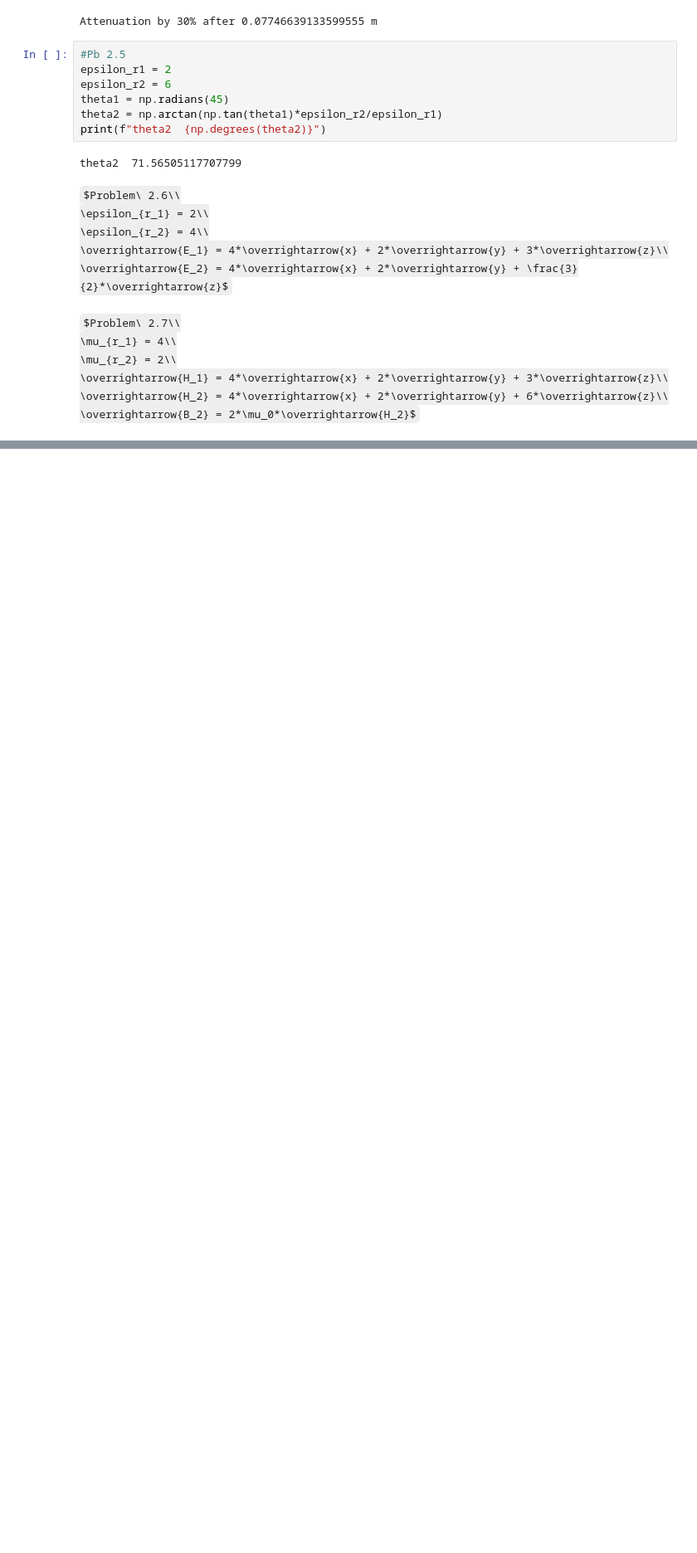
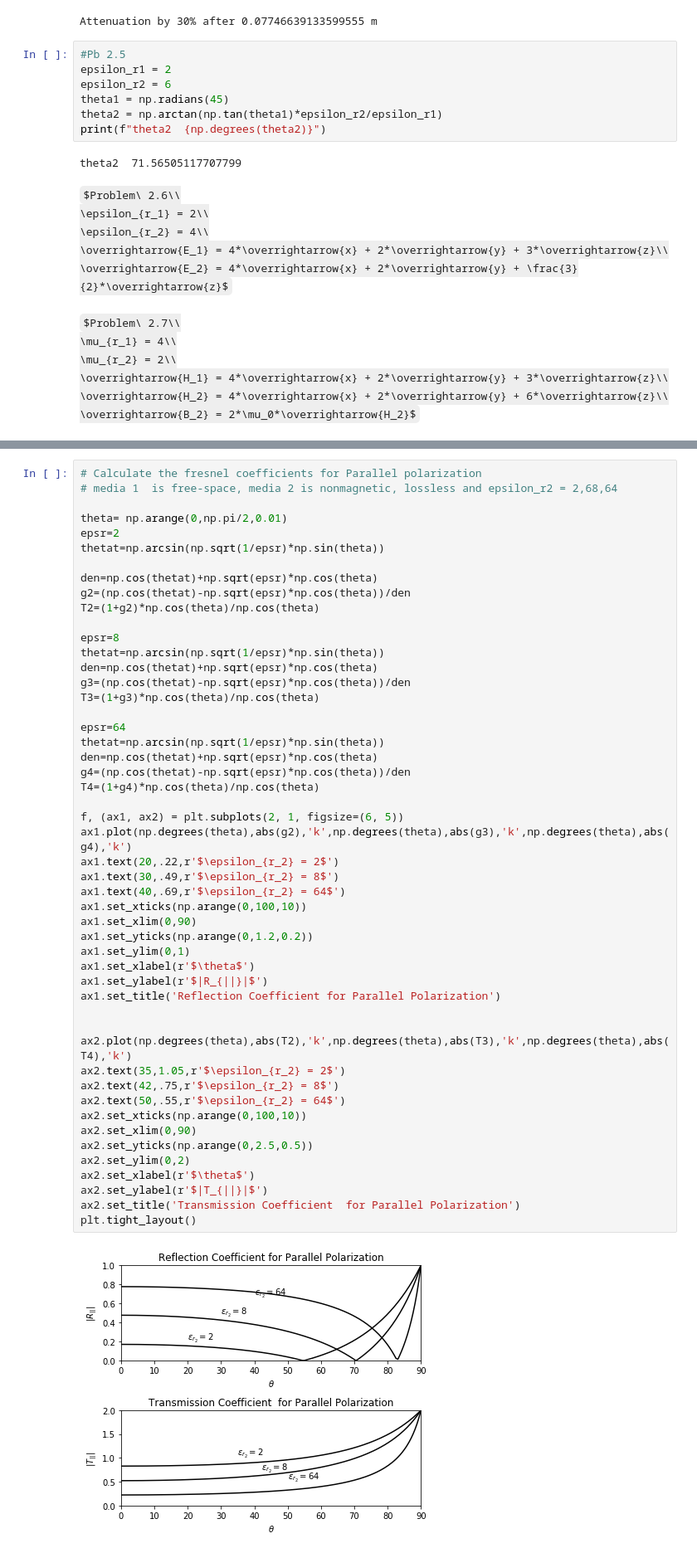
Before and after one commit to totoff/SamrtAntennas, a Jupyter notebook: ElectromagneticFields.ipynb, the cells around one changed output, grey strips where cells are left out. Shown at 83% size. Cells and saved outputs as stored; diff of their text form; some formulas as TeX source; blank space fills up the shorter version.

```diff
--- a/ElectromagneticFields.ipynb
+++ b/ElectromagneticFields.ipynb
@@ -278,0 +358,52 @@ $Problem\ 2.7\\
+# %%
+# Calculate the fresnel coefficients for Parallel polarization
+# media 1  is free-space, media 2 is nonmagnetic, lossless and epsilon_r2 = 2,68,64
+
+theta= np.arange(0,np.pi/2,0.01)
+epsr=2
+thetat=np.arcsin(np.sqrt(1/epsr)*np.sin(theta))
+
+den=np.cos(thetat)+np.sqrt(epsr)*np.cos(theta)
+g2=(np.cos(thetat)-np.sqrt(epsr)*np.cos(theta))/den
+T2=(1+g2)*np.cos(theta)/np.cos(theta)
+
+epsr=8
+thetat=np.arcsin(np.sqrt(1/epsr)*np.sin(theta))
+den=np.cos(thetat)+np.sqrt(epsr)*np.cos(theta)
+g3=(np.cos(thetat)-np.sqrt(epsr)*np.cos(theta))/den
+T3=(1+g3)*np.cos(theta)/np.cos(theta)
+
+epsr=64
+thetat=np.arcsin(np.sqrt(1/epsr)*np.sin(theta))
+den=np.cos(thetat)+np.sqrt(epsr)*np.cos(theta)
+g4=(np.cos(thetat)-np.sqrt(epsr)*np.cos(theta))/den
+T4=(1+g4)*np.cos(theta)/np.cos(theta)
+
+f, (ax1, ax2) = plt.subplots(2, 1, figsize=(6, 5))
+ax1.plot(np.degrees(theta),abs(g2),'k',np.degrees(theta),abs(g3),'k',np.degrees(theta),abs(g4),'k')
+ax1.text(20,.22,r'$\epsilon_{r_2} = 2$')
+ax1.text(30,.49,r'$\epsilon_{r_2} = 8$')
+ax1.text(40,.69,r'$\epsilon_{r_2} = 64$')
+ax1.set_xticks(np.arange(0,100,10))
+ax1.set_xlim(0,90)
+ax1.set_yticks(np.arange(0,1.2,0.2))
+ax1.set_ylim(0,1)
+ax1.set_xlabel(r'$\theta$')
+ax1.set_ylabel(r'$|R_{||}|$')
+ax1.set_title('Reflection Coefficient for Parallel Polarization')
+
+
+ax2.plot(np.degrees(theta),abs(T2),'k',np.degrees(theta),abs(T3),'k',np.degrees(theta),abs(T4),'k')
+ax2.text(35,1.05,r'$\epsilon_{r_2} = 2$')
+ax2.text(42,.75,r'$\epsilon_{r_2} = 8$')
+ax2.text(50,.55,r'$\epsilon_{r_2} = 64$')
+ax2.set_xticks(np.arange(0,100,10))
+ax2.set_xlim(0,90)
+ax2.set_yticks(np.arange(0,2.5,0.5))
+ax2.set_ylim(0,2)
+ax2.set_xlabel(r'$\theta$')
+ax2.set_ylabel(r'$|T_{||}|$')
+ax2.set_title('Transmission Coefficient  for Parallel Polarization')
+plt.tight_layout()
+# %% [output]
+[figure, added]
```
Also changed, not shown: parts of 5 cells of this notebook.
